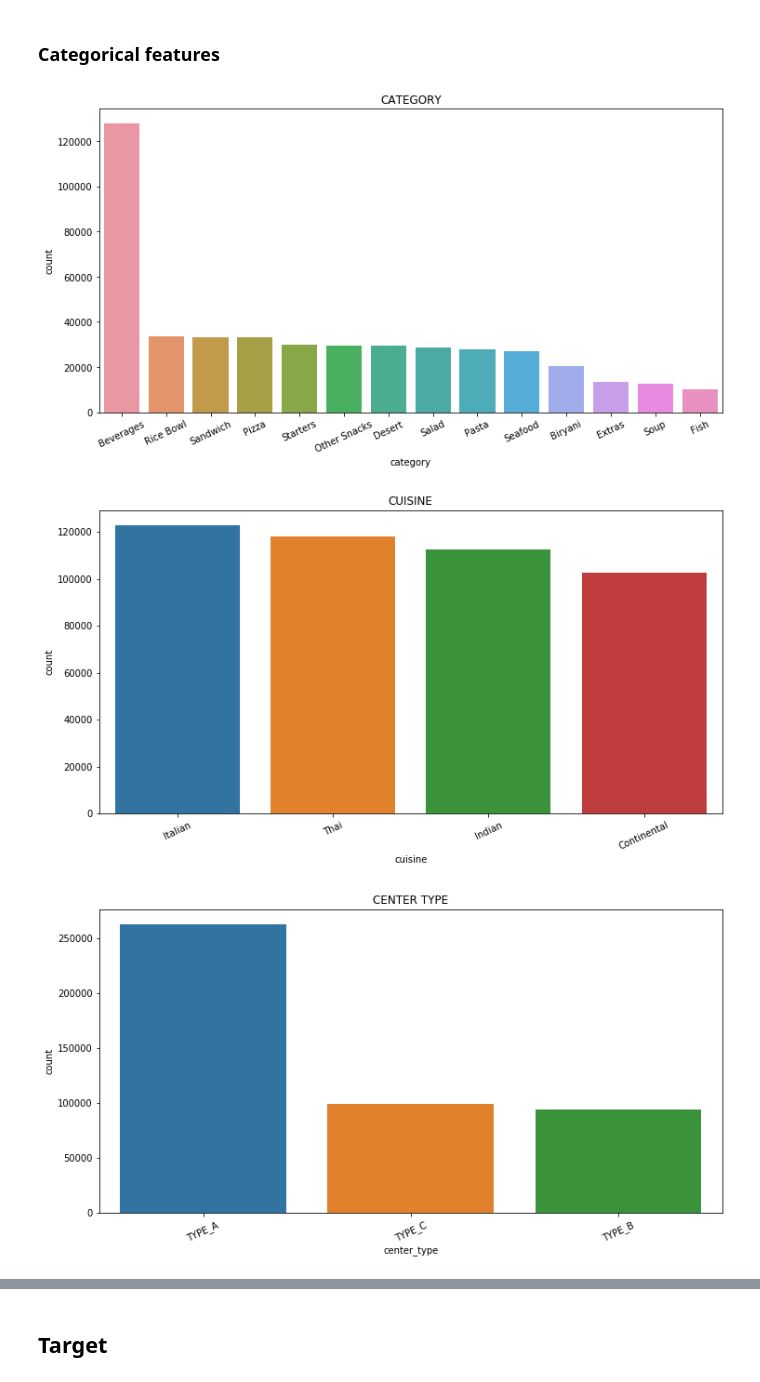
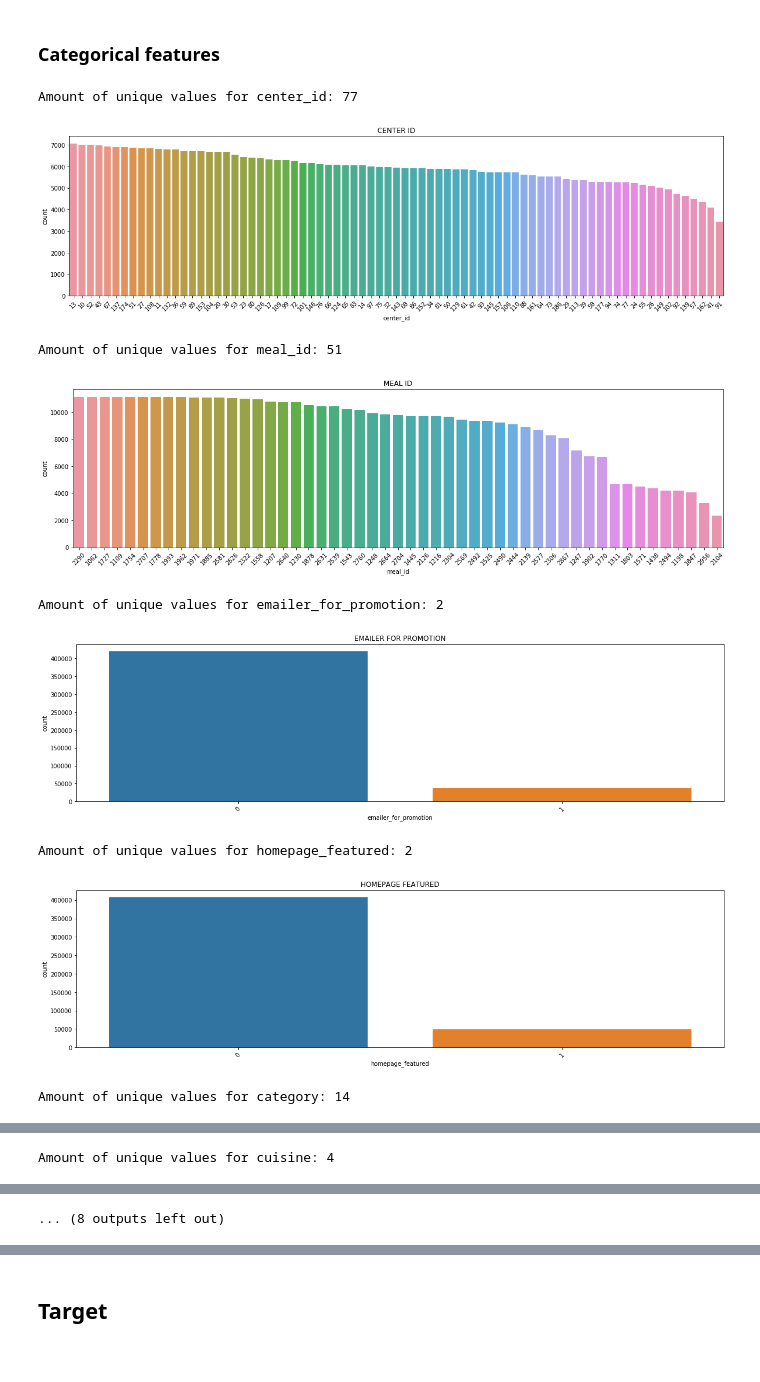
Before and after one commit to federicobaiocco/food-demand-forecasting, a Jupyter notebook: EDA.ipynb, the cells around one changed output, grey strips where cells are left out. Cells and saved outputs as stored; diff of their text form; code cells hidden in the pictures.

```diff
--- a/EDA.ipynb
+++ b/EDA.ipynb
@@ -136,6 +137,6 @@ dtype: int64
 # %% [markdown]
 ## Categorical / Numeric features
 # %%
-categorical_vars = [col for col in train_df.columns if train_df[col].dtype == 'object']
+categorical_vars = [col for col in train_df.columns if train_df[col].dtype == 'object' or train_df[col].nunique()<90]
 categorical_vars
 # %% [output]
@@ -160,13 +191,20 @@ numeric_vars
 ### Categorical features
 # %%
 for cat in categorical_vars:
-    plt.figure(figsize=(12,6))
+    print(f"Amount of unique values for {cat}: {train_df[cat].nunique()}")
+    plt.figure(figsize=(20,5))
     sns.countplot(x=train_df[cat], order = train_df[cat].value_counts().index)
-    plt.xticks(rotation=25)
+    plt.xticks(rotation=45)
     plt.title(cat.replace('_',' ').upper())
     plt.show()
     print('\n\n')
 # %% [output]
+Amount of unique values for center_id: 77
-[figure, old version]
+[figure, new version]
+Amount of unique values for meal_id: 51
-[figure, old version]
+[figure, new version]
+Amount of unique values for emailer_for_promotion: 2
-[figure, old version]
+[figure, new version]
+Amount of unique values for homepage_featured: 2
+[figure, added]
+Amount of unique values for category: 14
@@ -172,0 +212 @@ for cat in categorical_vars:
+Amount of unique values for cuisine: 4
@@ -172,0 +214 @@ for cat in categorical_vars:
+... (8 outputs left out)
```
Also changed, not shown: parts of 12 cells of this notebook.
